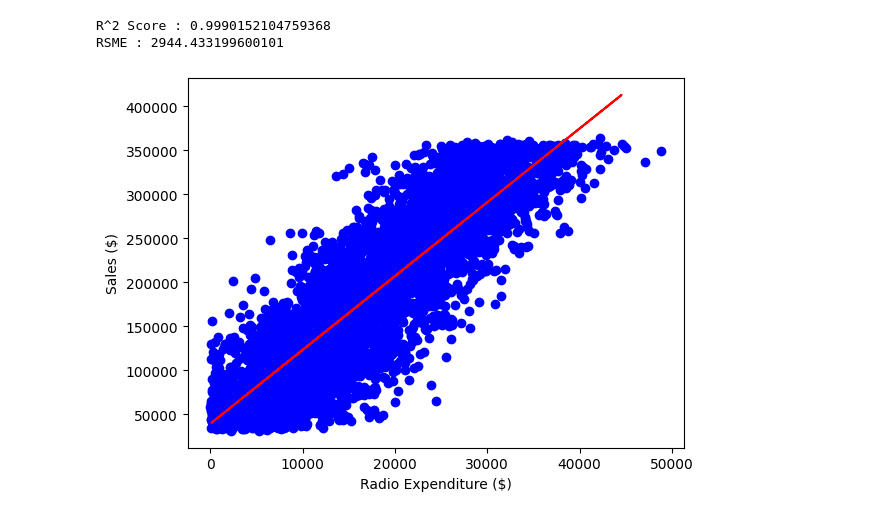
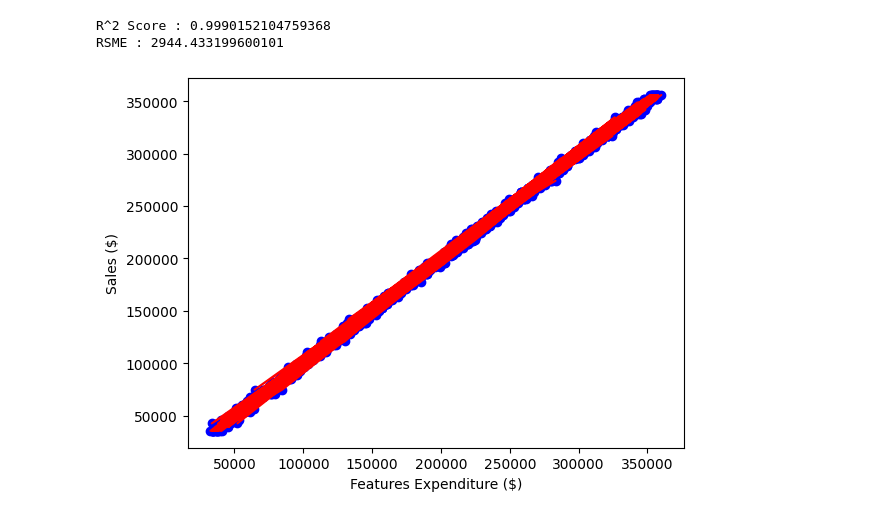
Before and after one commit to Bil115/Sales_Predictive_Model, a Jupyter notebook: sales_prediction.ipynb, the cells around one changed output. Cells and saved outputs as stored; diff of their text form; code cells hidden in the pictures.

```diff
--- a/sales_prediction.ipynb
+++ b/sales_prediction.ipynb
@@ -92,14 +92,14 @@ RSME : 2944.433199600101
 # %%
 #Making visualization
 import matplotlib.pyplot as plt
 
 #Creating a scatter plot
-plt.scatter(x,y,color='b')
+plt.scatter(y_test,y_pred,color='b')
 
 # Create line plot
-plt.plot(x_test,y_pred, color="r")
-plt.xlabel("Radio Expenditure ($)")
+plt.plot(y_test,y_pred, color="r")
+plt.xlabel("Features Expenditure ($)")
 plt.ylabel("Sales ($)")
 plt.show()
 # %% [output]
-[figure, old version]
+[figure, new version]
```
